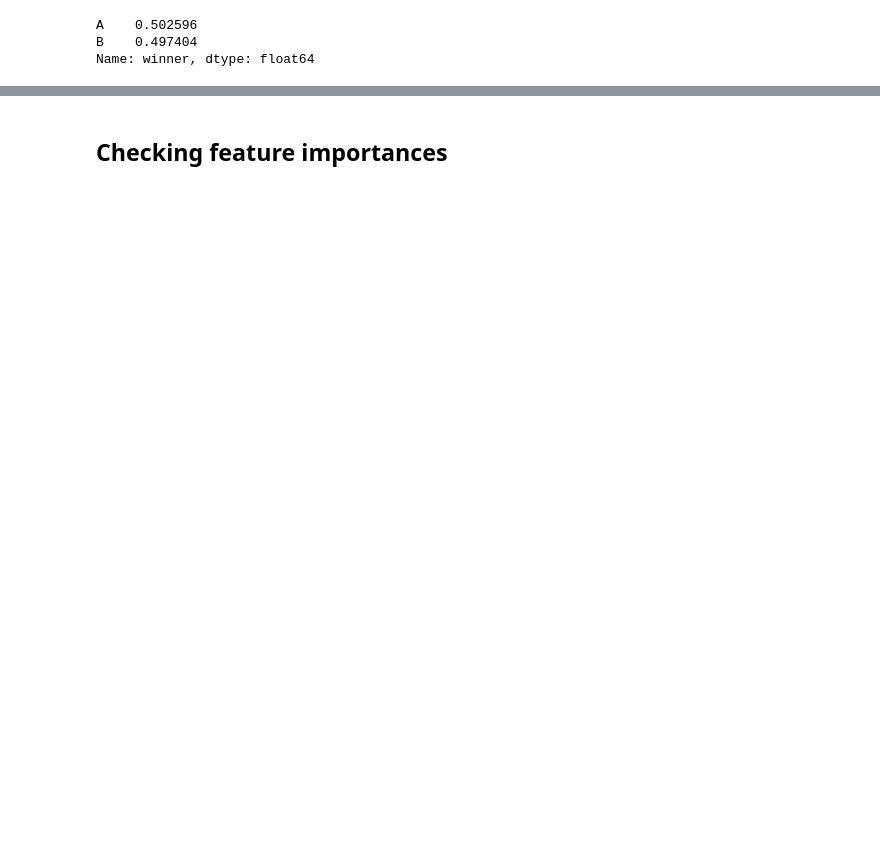
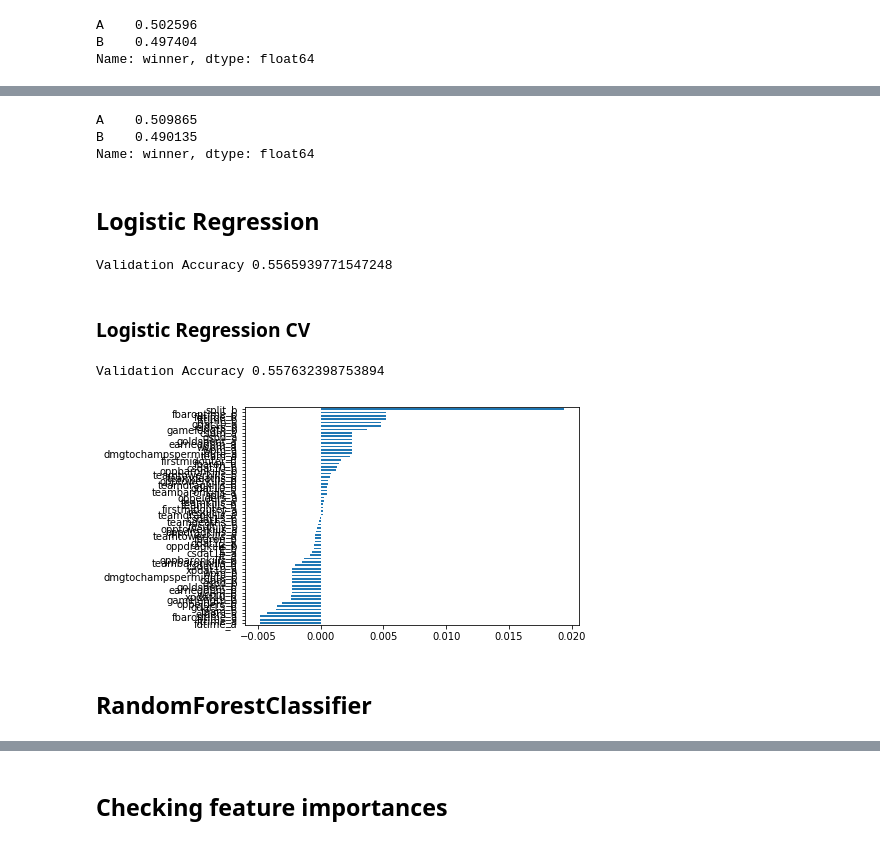
Before and after one commit to skredenmathias/DS-Unit-2-Build, a Jupyter notebook: Build_Week_Unit_2.ipynb, the cells around one changed output, grey strips where cells are left out. Saved outputs shown, nothing was run; the diff lists cells and outputs as text; code cells hidden in the pictures; blank space fills up the shorter version.

```diff
--- a/Build_Week_Unit_2.ipynb
+++ b/Build_Week_Unit_2.ipynb
@@ -396,0 +721,3 @@ Validation accuracy:  0.5835929387331257
+# %%
+train, test = train_test_split(new_df2_final, test_size = .2, random_state = 42)
+train.shape, test.shape
@@ -396,0 +726,3 @@ Validation accuracy:  0.5835929387331257
+# %%
+train, val = train_test_split(train, test_size = .2, random_state = 42)
+train.shape, val.shape
@@ -396,0 +746,54 @@ Validation accuracy:  0.5835929387331257
+# %%
+# Checking baseline
+val['winner'].value_counts(normalize=True)
+# %% [output]
+A    0.509865
+B    0.490135
+Name: winner, dtype: float64
+# %% [markdown]
+## Logistic Regression
+# %%
+# Instantiate
+log_reg = LogisticRegression()
+
+# Encode
+encoder = ce.OrdinalEncoder()
+X_train_encoded = encoder.fit_transform(X_train)
+X_val_encoded = encoder.transform(X_val)
+
+# impute missing values?
+from sklearn.impute import SimpleImputer
+imputer = SimpleImputer()
+X_train_imputed = imputer.fit_transform(X_train_encoded)
+X_val_imputed = imputer.transform(X_val_encoded)
+
+# Scale?
+
+# Fit the model
+log_reg.fit(X_train_imputed, y_train)
+
+# Apply to new data
+# log_reg.predict(X_val_imputed)
+print('Validation Accuracy', log_reg.score(X_val_imputed, y_val))
+
+# 55.65% first iteration
+# %% [output]
+Validation Accuracy 0.5565939771547248
+# %% [markdown]
+### Logistic Regression CV
+# %%
+model_logregcv = LogisticRegressionCV(cv=5, n_jobs=-1, random_state=42)
+model_logregcv.fit(X_train_encoded, y_train)
+print('Validation Accuracy', model_logregcv.score(X_val_encoded, y_val))
+# 55.76% first iteration
+# %% [output]
+Validation Accuracy 0.557632398753894
+# %%
+# Make this larger / spread
+%matplotlib inline
+coefficients = pd.Series(model_logregcv.coef_[0], X_train_encoded.columns)
+coefficients.sort_values().plot.barh();
+# %% [output]
+[figure, added]
+# %% [markdown]
+## RandomForestClassifier
```
Also changed, not shown: parts of 97 cells of this notebook.
